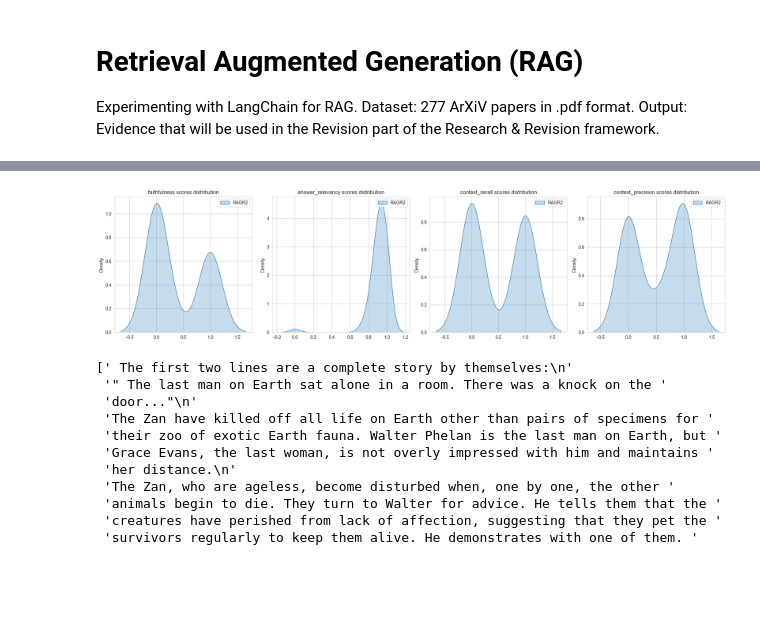
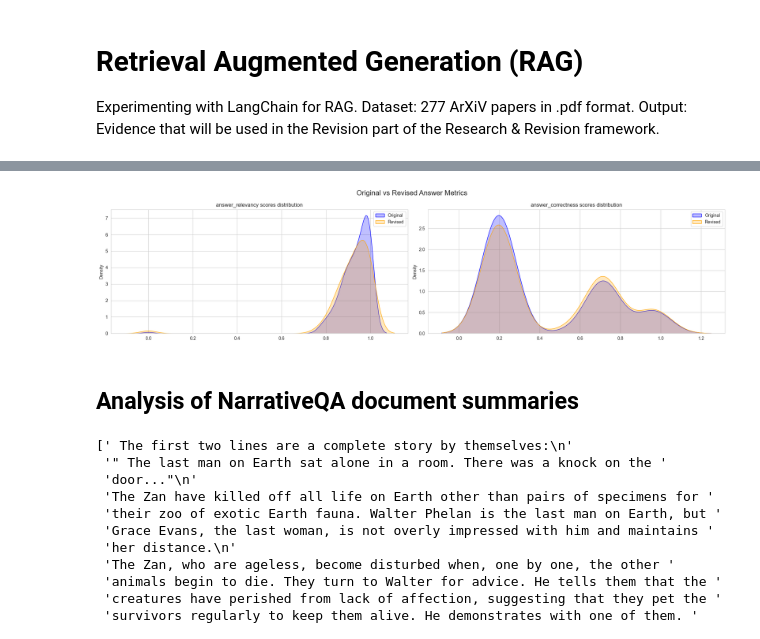
Before and after one commit to KremerML/RAGR2, a Jupyter notebook: notebooks/RAG_initial_exploration.ipynb, the cells around one changed output, grey strips where cells are left out. Drawn from its saved outputs; the diff is of its cells as text; code cells hidden in the pictures; blank space fills up the shorter version.

```diff
--- a/notebooks/RAG_initial_exploration.ipynb
+++ b/notebooks/RAG_initial_exploration.ipynb
@@ -6,0 +55,7 @@ Output: Evidence that will be used in the Revision part of the Research & Revisi
+# %%
+from narrative_qa_rag import retrieve_evidence
+
+query = "Why don't the lions kill Princess Rosalba?"
+docs = retrieve_evidence(query=query, vecdb=vecdb)
+
+docs
@@ -238,0 +534,5 @@ ragas_results.describe()
+# %%
+
+ragr2_results['answer_correctness'] = ragr2_results['answer_correctness'].round(decimals=3)
+print(f"Revised answer correctness mode: {ragr2_results['answer_correctness'].mode()[0]}")
+ragr2_results['answer_correctness'].describe()
@@ -238,0 +550,4 @@ ragas_results.describe()
+# %%
+original_rag_results['answer_correctness'] = original_rag_results['answer_correctness'].round(decimals=3)
+print(f"Original answer correctness mode: {original_rag_results['answer_correctness'].mode()[0]}")
+original_rag_results['answer_correctness'].describe()
@@ -239,30 +565,39 @@ ragas_results.describe()
 # %%
 import numpy as np
 import matplotlib.pyplot as plt
 import seaborn as sns
 
 '''
 A kernel density estimate (KDE) plot is a method for visualizing the distribution of observations in a dataset, analogous to a histogram.
 KDE represents the data using a continuous probability density curve in one or more dimensions.'''
 
+def analysis(original_df, revised_df, figure_title, path):
+    sns.set_style("whitegrid")
+    fig, axs = plt.subplots(1, 2, figsize=(20, 5))
+    colors = ['blue', 'orange']
+    labels = ['Original', 'Revised']
 
-def analysis(ragas_df):
-  sns.set_style("whitegrid")
-  fig, axs = plt.subplots(1,4, figsize=(20, 5))
-  for i,col in enumerate(ragas_df.columns):
-    sns.kdeplot(data=ragas_df[col].values,legend=False,ax=axs[i],fill=True)
-    axs[i].set_title(f'{col} scores distribution')
-    axs[i].legend(labels=["RAGR2"])
-  plt.tight_layout()
-  plt.savefig(fname='../figs/RAGR2_ragas_eval.png')
-  plt.show()
+    for i, col in enumerate(original_df.columns):
+        sns.kdeplot(data=original_df[col].values, ax=axs[i], fill=True, color=colors[0], label=labels[0])
+        sns.kdeplot(data=revised_df[col].values, ax=axs[i], fill=True, color=colors[1], label=labels[1])
+        axs[i].set_title(f'{col} scores distribution')
+        axs[i].legend()
 
+    fig.suptitle(f"{figure_title} Answer Metrics", fontsize=16)
+    plt.tight_layout()
+    plt.savefig(fname=path)
+    plt.show()
 
 analysis(
-    ragas_results[['faithfulness', 'answer_relevancy', 'context_recall', 'context_precision']]
+    original_rag_results[['answer_relevancy', 'answer_correctness']],
+    ragr2_results[['answer_relevancy', 'answer_correctness']],
+    figure_title='Original vs Revised',
+    path='../figs/answer_metrics_comparison.png'
 )
 # %% [output]
-[figure, old version]
+[figure, new version]
+# %% [markdown]
+## Analysis of NarrativeQA document summaries
 # %%
 import pandas as pd
 import pprint
```
Also changed, not shown: parts of 38 cells of this notebook.
